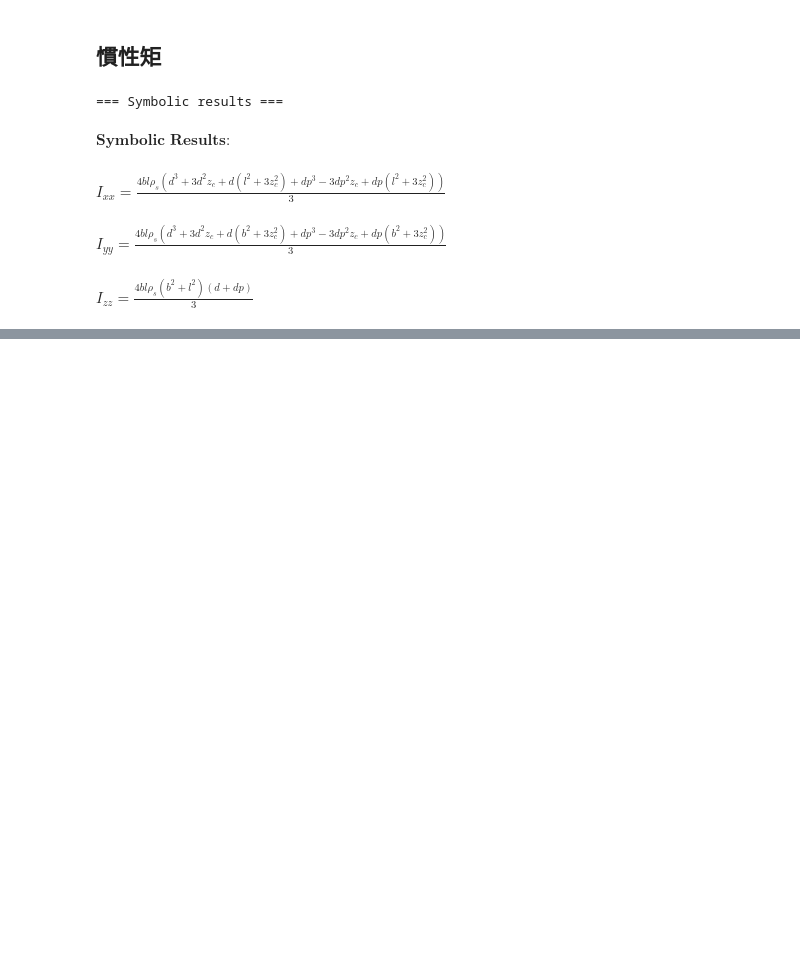
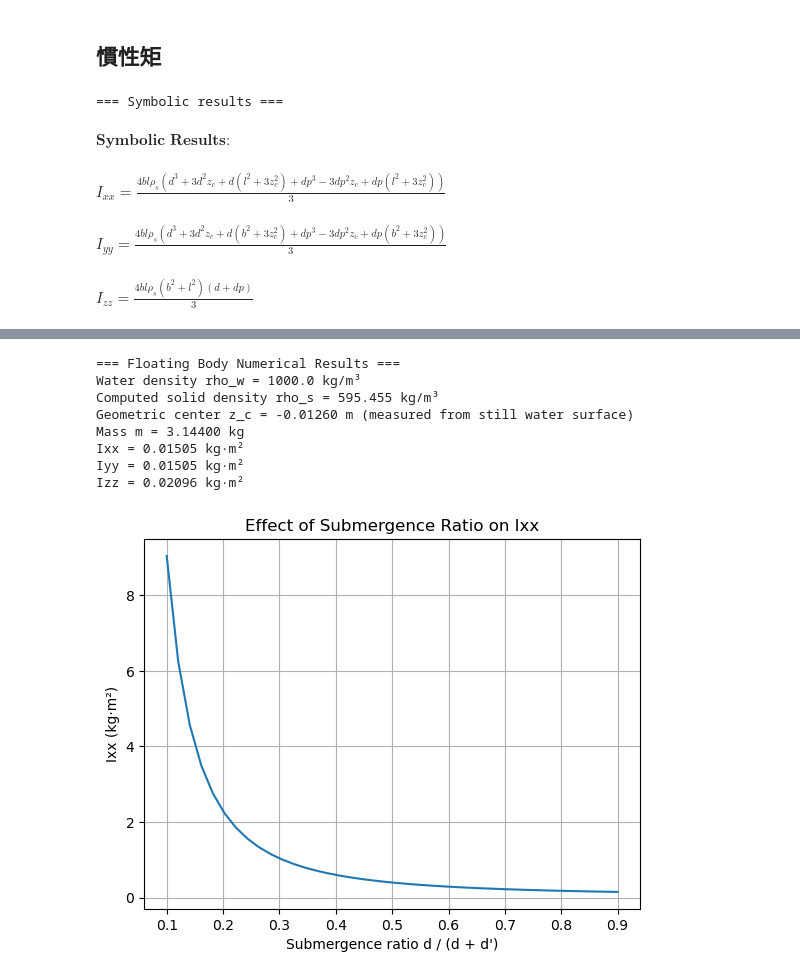
Before and after one commit to mengyulin/Research_25_foamMooring, a Jupyter notebook: tools/floating_body.ipynb, the cells around one changed output, grey strips where cells are left out. Drawn from its saved outputs; the diff is of its cells as text; code cells hidden in the pictures; blank space fills up the shorter version.

```diff
--- a/tools/floating_body.ipynb
+++ b/tools/floating_body.ipynb
@@ -111,0 +81,78 @@ print(f"Izz = {Izz_val:,.3f} kg·m²")
+# %%
+# %%
+# === Substitute numerical values (floating body version) ===
+# Floating rectangular body:
+# -b ≤ x ≤ b,  -l ≤ y ≤ l,  -d ≤ z ≤ d'
+# draft = d,  freeboard = d'
+
+import numpy as np
+import matplotlib.pyplot as plt
+
+# Known parameters
+rho_w = 1000.0     # water density [kg/m³]
+b_val = 0.1        # half-length in x [m]
+l_val = 0.1        # half-length in y [m]
+d_val = 0.0786     # draft (below water) [m]
+dp_val = 0.0534    # freeboard (above water) [m]
+
+# --- Compute floating-body density and centroid location ---
+rho_s_val = rho_w * d_val / (d_val + dp_val)      # uniform solid density
+z_c_val = (dp_val - d_val) / 2                    # centroid (0 at still water surface)
+
+# --- Create substitution dictionary ---
+subs_dict = {
+    b: b_val,
+    l: l_val,
+    d: d_val,
+    dp: dp_val,
+    rho_s: rho_s_val,
+    z_c: z_c_val
+}
+
+# --- Evaluate inertia and mass ---
+Ixx_val = float(Ixx_s.subs(subs_dict))
+Iyy_val = float(Iyy_s.subs(subs_dict))
+Izz_val = float(Izz_s.subs(subs_dict))
+m_val = float(m.subs(subs_dict))
+
+# --- Display results ---
+print("=== Floating Body Numerical Results ===")
+print(f"Water density rho_w = {rho_w:.1f} kg/m³")
+print(f"Computed solid density rho_s = {rho_s_val:.3f} kg/m³")
+print(f"Geometric center z_c = {z_c_val:.5f} m (measured from still water surface)")
+print(f"Mass m = {m_val:,.5f} kg")
+print(f"Ixx = {Ixx_val:,.5f} kg·m²")
+print(f"Iyy = {Iyy_val:,.5f} kg·m²")
+print(f"Izz = {Izz_val:,.5f} kg·m²")
+
+# %%
+# === Optional: visualize effect of draft/freeboard ratio ===
+ratios = np.linspace(0.1, 0.9, 40)  # d / (d + d')
+Ixx_list = []
+
+for r in ratios:
+    rho_s_tmp = rho_w * r
+    d_tmp = 0.3
+    dp_tmp = d_tmp * (1 - r) / r
+    z_c_tmp = (dp_tmp - d_tmp) / 2
+    val = float(Ixx_s.subs({b: b_val, l: l_val, d: d_tmp, dp: dp_tmp,
+                            rho_s: rho_s_tmp, z_c: z_c_tmp}))
+    Ixx_list.append(val)
+
+plt.figure()
+plt.plot(ratios, Ixx_list)
+plt.xlabel("Submergence ratio d / (d + d')")
+plt.ylabel("Ixx (kg·m²)")
+plt.title("Effect of Submergence Ratio on Ixx")
+plt.grid(True)
+plt.show()
+# %% [output]
+=== Floating Body Numerical Results ===
+Water density rho_w = 1000.0 kg/m³
+Computed solid density rho_s = 595.455 kg/m³
+Geometric center z_c = -0.01260 m (measured from still water surface)
+Mass m = 3.14400 kg
+Ixx = 0.01505 kg·m²
+Iyy = 0.01505 kg·m²
+Izz = 0.02096 kg·m²
+[figure, added]
```
Also changed, not shown: parts of 5 cells of this notebook.
